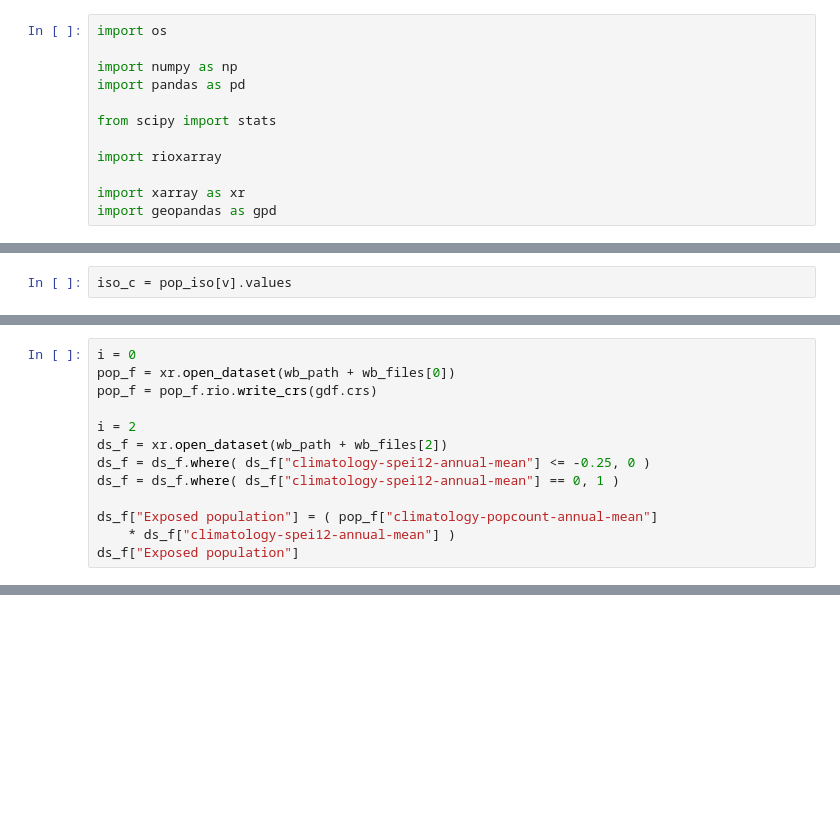
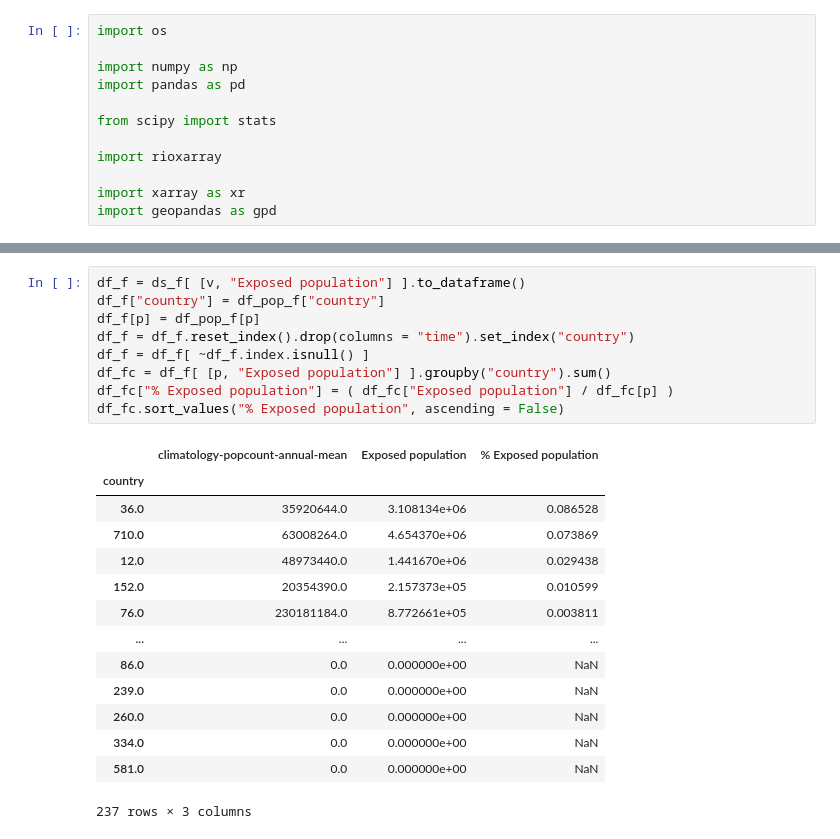
Before and after one commit to rodrigoms95/UNESCO_climate, a Jupyter notebook: code/indice_netcdf.ipynb, the cells around one changed output, grey strips where cells are left out. Saved outputs shown, nothing was run; the diff lists cells and outputs as text; blank space fills up the shorter version.

```diff
--- a/code/indice_netcdf.ipynb
+++ b/code/indice_netcdf.ipynb
@@ -181,2 +159,0 @@ Data variables:
-# %%
-iso_c = pop_iso[v].values
@@ -289,13 +159,0 @@ dtype: float64
-# %%
-i = 0
-pop_f = xr.open_dataset(wb_path + wb_files[0])
-pop_f = pop_f.rio.write_crs(gdf.crs)
-
-i = 2
-ds_f = xr.open_dataset(wb_path + wb_files[2])
-ds_f = ds_f.where( ds_f["climatology-spei12-annual-mean"] <= -0.25, 0 )
-ds_f = ds_f.where( ds_f["climatology-spei12-annual-mean"] == 0, 1 )
-
-ds_f["Exposed population"] = ( pop_f["climatology-popcount-annual-mean"]
-    * ds_f["climatology-spei12-annual-mean"] )
-ds_f["Exposed population"]
@@ -315,0 +312,24 @@ Coordinates:
+# %%
+df_f = ds_f[ [v, "Exposed population"] ].to_dataframe()
+df_f["country"] = df_pop_f["country"]
+df_f[p] = df_pop_f[p]
+df_f = df_f.reset_index().drop(columns = "time").set_index("country")
+df_f = df_f[ ~df_f.index.isnull() ]
+df_fc = df_f[ [p, "Exposed population"] ].groupby("country").sum()
+df_fc["% Exposed population"] = ( df_fc["Exposed population"] / df_fc[p] )
+df_fc.sort_values("% Exposed population", ascending = False)
+# %% [output]
+|  | climatology-popcount-annual-mean | Exposed population | % Exposed population |
+| country |  |  |  |
+| 36.0 | 35920644.0 | 3.108134e+06 | 0.086528 |
+| 710.0 | 63008264.0 | 4.654370e+06 | 0.073869 |
+| 12.0 | 48973440.0 | 1.441670e+06 | 0.029438 |
+| 152.0 | 20354390.0 | 2.157373e+05 | 0.010599 |
+| 76.0 | 230181184.0 | 8.772661e+05 | 0.003811 |
+| ... | ... | ... | ... |
+| 86.0 | 0.0 | 0.000000e+00 | NaN |
+| 239.0 | 0.0 | 0.000000e+00 | NaN |
+| 260.0 | 0.0 | 0.000000e+00 | NaN |
+| 334.0 | 0.0 | 0.000000e+00 | NaN |
+| 581.0 | 0.0 | 0.000000e+00 | NaN |
+237 rows × 3 columns
```
Also changed, not shown: parts of 17 cells of this notebook, 3 other files.
